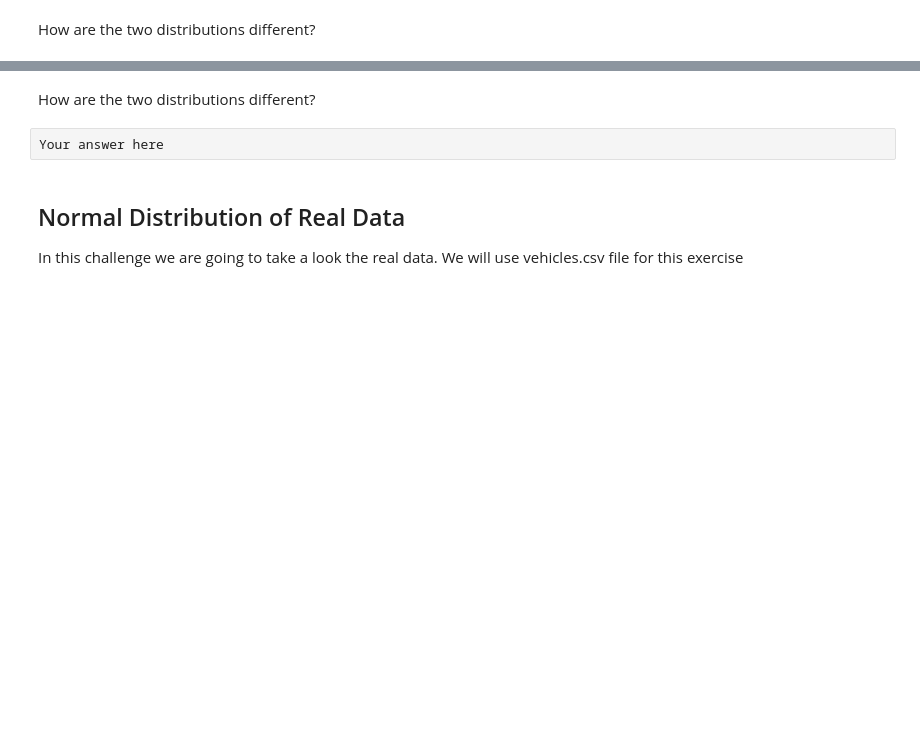
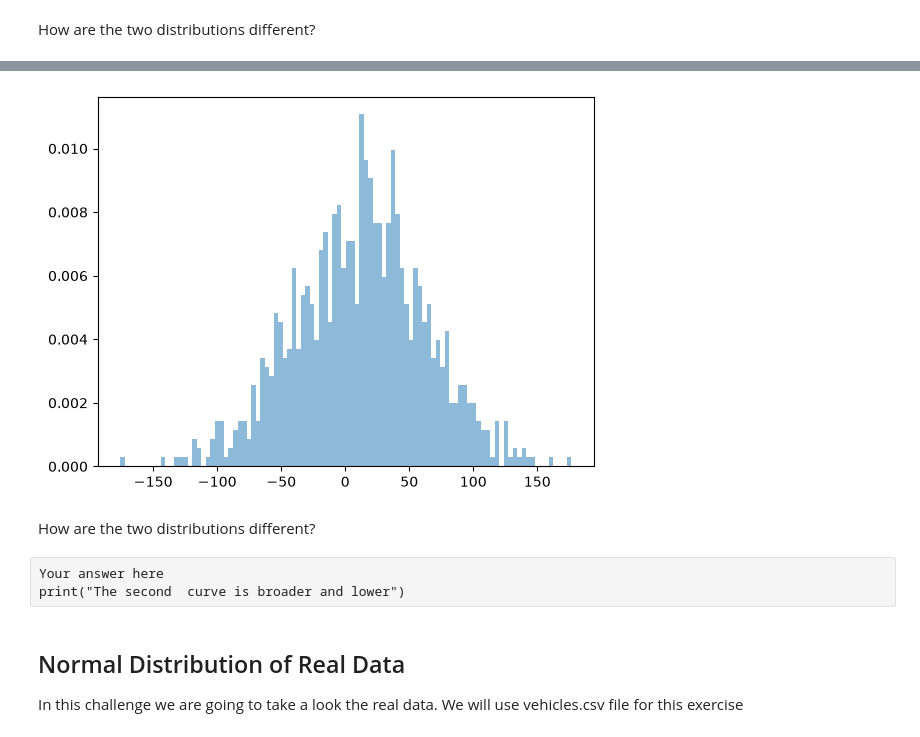
Before and after one commit to ironhack-labs/lab-continuous-probability-distributions-en, a Jupyter notebook: your-code/main.ipynb, the cells around one changed output, grey strips where cells are left out. Drawn from its saved outputs; the diff is of its cells as text; code cells hidden in the pictures; blank space fills up the shorter version.

```diff
--- a/your-code/main.ipynb
+++ b/your-code/main.ipynb
@@ -76,0 +120,8 @@ from scipy.stats import norm
+# %%
+# your code here
+norm_10_50_1000 = my_norm_gen(10,50,1000)
+#print(norm_10_1_1000)
+plt.hist(norm_10_50_1000, bins=100, density=True, alpha=0.5, label="normal 10/50/1000")
+plt.show()
+# %% [output]
+[figure, added]
@@ -77,7 +131,8 @@ from scipy.stats import norm
 # %% [markdown]
 How are the two distributions different?
-# %% [raw]
-Your answer here
+# %% [raw]
+Your answer here
+print("The second  curve is broader and lower")
 # %% [markdown]
 ## Normal Distribution of Real Data
 
```
Also changed, not shown: parts of 38 cells of this notebook.
